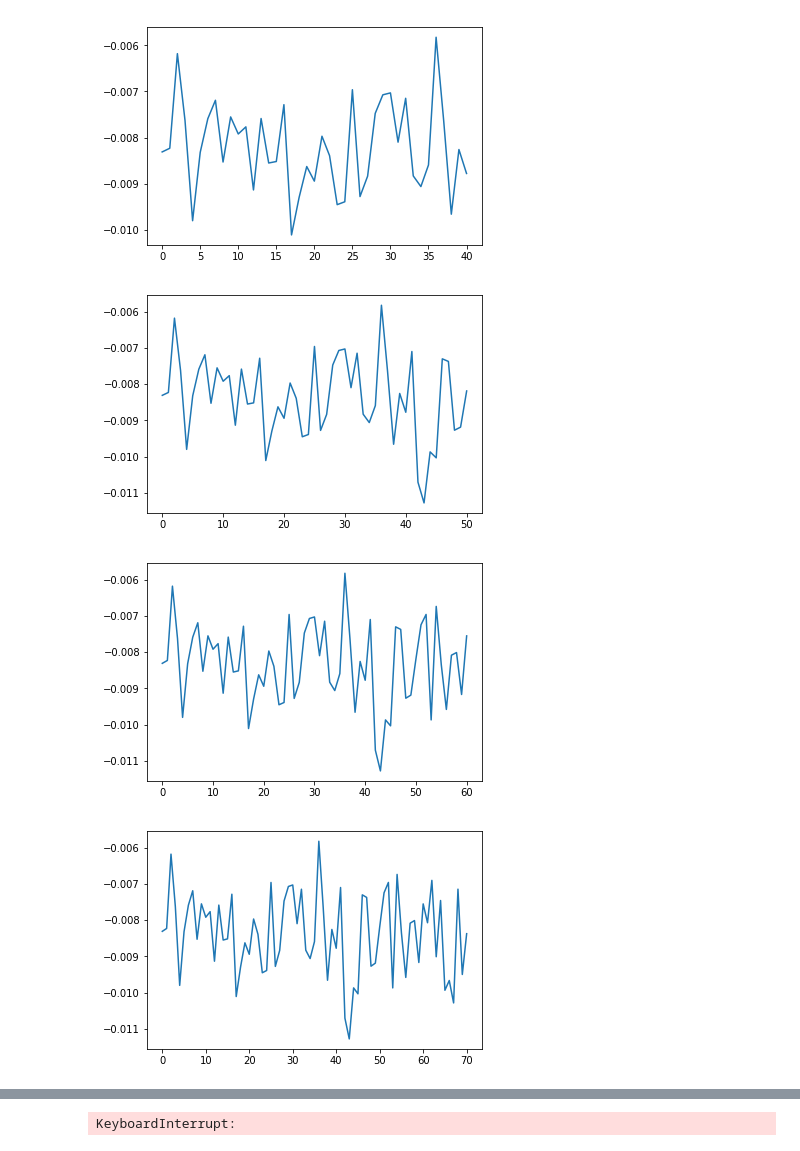
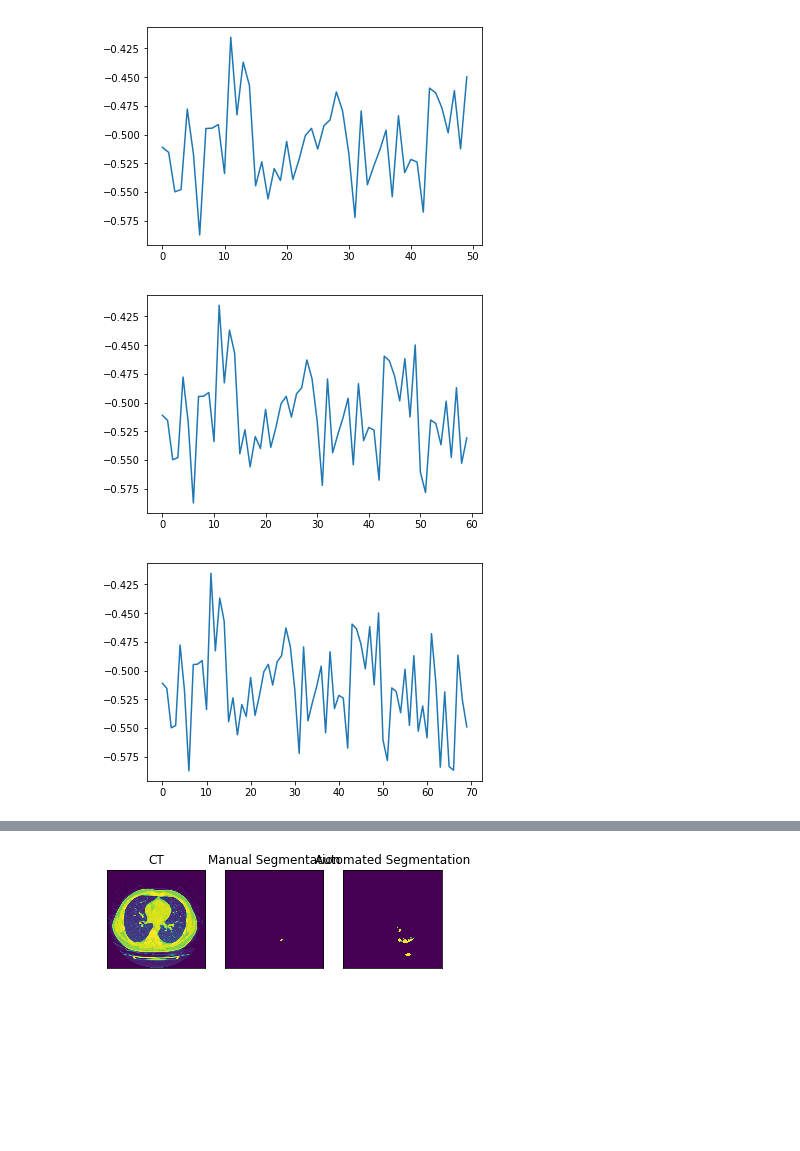
Before and after one commit to sremedios/hophacks-2020, a Jupyter notebook: train_seg.ipynb, the cells around one changed output, grey strips where cells are left out. Cells and saved outputs as stored; diff of their text form; code cells hidden in the pictures; blank space fills up the shorter version.

```diff
--- a/train_seg.ipynb
+++ b/train_seg.ipynb
@@ -21,18 +21,18 @@ MASK_DIR = Path("D:\data\covid\MosMedData Chest CT Scans with COVID-19 Related F
 # %%
 ds = CTSlices(CT_DIR, MASK_DIR)
 # %%
-model = UNet(n_channels=1, kernel_size=3, ds=16).cuda()
+model = UNet(n_channels=1, kernel_size=3, ds=1).cuda()
 # %%
 dataloader = DataLoader(
     ds,
-    batch_size=8,
+    batch_size=2,
     shuffle=False,
     pin_memory=False,
     num_workers=0,
 )
 # %%
-N_EPOCHS = 500
-learning_rate = 1e-4
+N_EPOCHS = 100
+learning_rate = 3e-4
 WEIGHT_DIR = Path("weights")
 if not WEIGHT_DIR.exists():
     WEIGHT_DIR.mkdir(parents=True)
@@ -51,10 +51,25 @@ def dice_loss(pred,target):
     return -(numerator + 1) / (denominator + 1)
 
 loss_obj = dice_loss
+# %%
+RESTART_EPOCH = 20
+if RESTART_EPOCH != 0:
+    WEIGHT_DIR = Path("weights")
+    WEIGHT_PATH = WEIGHT_DIR / "weights_epoch_{}.h5".format(RESTART_EPOCH)
+    checkpoint = torch.load(WEIGHT_PATH)
+    model.load_state_dict(checkpoint['model'])
+    opt.load_state_dict(checkpoint['opt'])
+
+    scheduler = torch.optim.lr_scheduler.OneCycleLR(
+        optimizer=opt,
+        max_lr=learning_rate,
+        total_steps=(N_EPOCHS-RESTART_EPOCH) * len(dataloader),
+        cycle_momentum=True,
+    )
 # %%
 losses = []
-with tqdm(total=N_EPOCHS) as pbar:
-    for cur_epoch in range(N_EPOCHS):
+with tqdm(total=N_EPOCHS-RESTART_EPOCH) as pbar:
+    for cur_epoch in range(RESTART_EPOCH+1, N_EPOCHS):
         epoch_loss = 0
 
         for xs, ys in dataloader:
@@ -75,7 +90,7 @@ with tqdm(total=N_EPOCHS) as pbar:
         pbar.set_postfix(
             {
                 'loss': '{:.4f}'.format(losses[-1]),
-#                 'cur_lr': scheduler.get_last_lr()[0],
+                'cur_lr': scheduler.get_last_lr()[0],
             }
         )
         pbar.update(1)
@@ -92,4 +107,13 @@ with tqdm(total=N_EPOCHS) as pbar:
                 },
                 str(WEIGHT_PATH),
             )
+
+WEIGHT_PATH = WEIGHT_DIR / "weights_epoch_{}.h5".format(cur_epoch+1)
+torch.save(
+    {
+        'model': model.state_dict(),
+        'opt': opt.state_dict(),
+    },
+    str(WEIGHT_PATH),
+)
 # %% [output]
@@ -100,4 +124,3 @@ with tqdm(total=N_EPOCHS) as pbar:
-[figure, old version]
+[figure, new version]
-[figure, old version]
+[figure, new version]
-[figure, old version]
+[figure, new version]
-[figure, removed]
@@ -106,7 +127,15 @@ with tqdm(total=N_EPOCHS) as pbar:
-KeyboardInterrupt:
 # %%
-multiplot([
-    xs[0,0].detach().cpu().numpy(),
-    ys[0,0].detach().cpu().numpy(),
-    ys_hat[0,0].detach().cpu().numpy(),
-])
+multiplot(
+    [
+        xs[0,0].detach().cpu().numpy(),
+        ys[0,0].detach().cpu().numpy(),
+        ys_hat[0,0].detach().cpu().numpy(),
+    ],
+    [
+        "CT",
+        "Manual Segmentation",
+        "Automated Segmentation",
+    ]
+)
+# %% [output]
+[figure, added]
```
Also changed, not shown: parts of 3 cells of this notebook, 3 other files.
